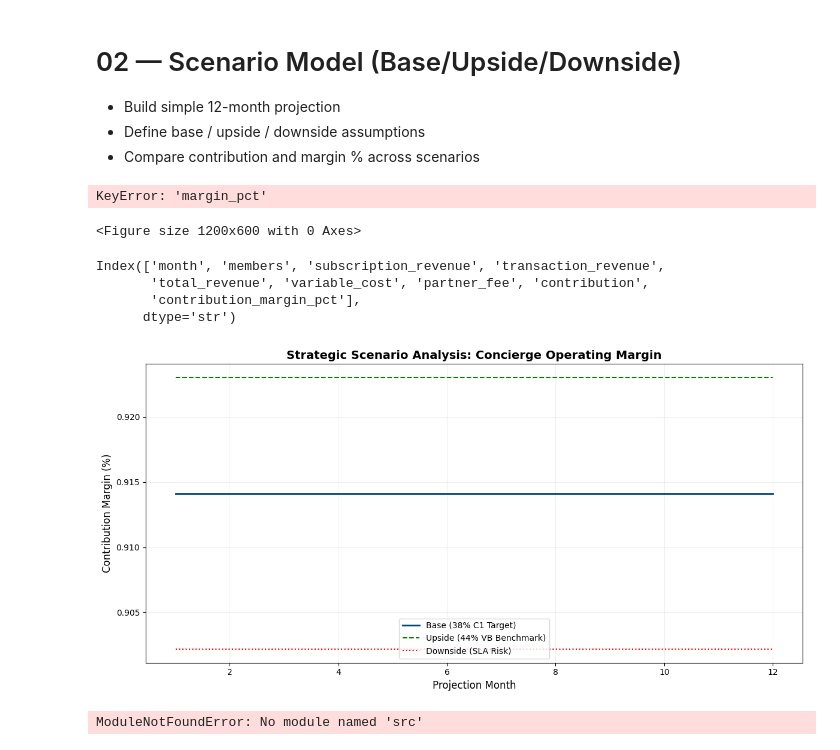
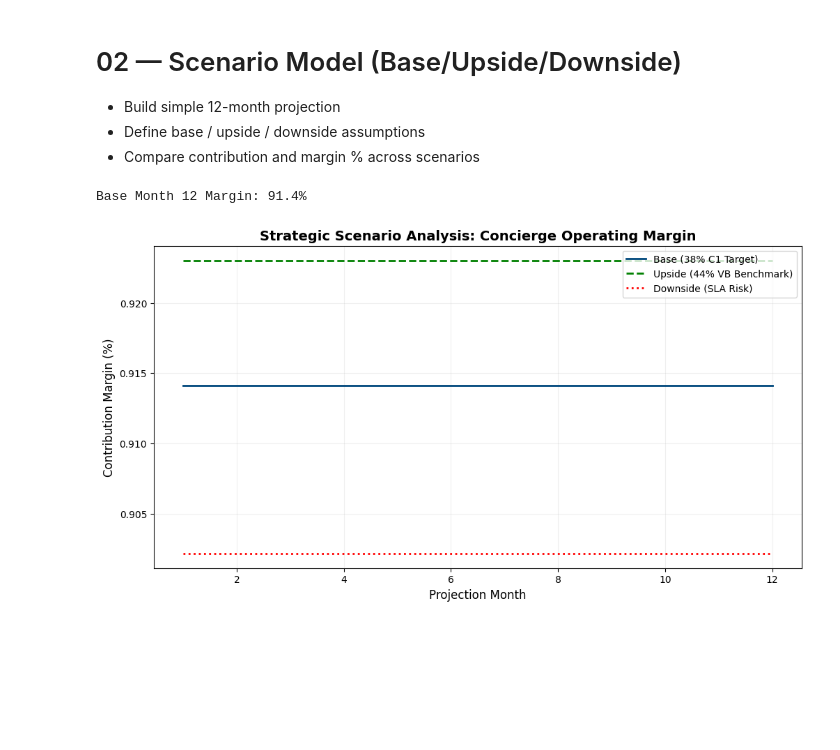
Before and after one commit to brianpenrod/concierge-economics-case-study, a Jupyter notebook: notebooks/02_scenario_model.ipynb, the cells around one changed output. Saved outputs shown, nothing was run; the diff lists cells and outputs as text; code cells hidden in the pictures; blank space fills up the shorter version.

Commit message:
Refactored scenario model notebook for clean sequential execution

```diff
--- a/notebooks/02_scenario_model.ipynb
+++ b/notebooks/02_scenario_model.ipynb
@@ -13,8 +18,7 @@ sys.path.append(os.path.abspath(os.path.join('..')))
 # %%
-# Cell 1: Define Scenarios
-from src.scenario_model import project_monthly_economics
+# 3. Generate Strategic Scenarios (12-Month Horizon)
 
-# Base Case: Current C1 Performance
+# Base Case: Current C1 Performance (38% Target)
 base = project_monthly_economics(
     base_members=12000, arpu_fee=45, requests_per_member=0.55,
     revenue_per_request=12.5, variable_cost_per_request=7.2,
@@ -22,7 +26,7 @@ base = project_monthly_economics(
     monthly_churn=0.015, months=12
 )
 
-# Upside Case: Velocity Black Benchmark (Option A)
+# Upside Case: Velocity Black Benchmark (Option A - 44% Target)
 upside = project_monthly_economics(
     base_members=12000, arpu_fee=50, requests_per_member=0.6,
     revenue_per_request=18.0, variable_cost_per_request=7.0,
@@ -30,77 +34,31 @@ upside = project_monthly_economics(
     monthly_churn=0.01, months=12
 )
 
-# Downside Case: SLA Failure & Churn (Risk)
+# Downside Case: SLA Failure & Churn Risk (29% Target)
 downside = project_monthly_economics(
     base_members=12000, arpu_fee=40, requests_per_member=0.5,
     revenue_per_request=12.0, variable_cost_per_request=8.0,
     partner_fee_per_request=1.0, monthly_growth=0.01,
     monthly_churn=0.03, months=12
 )
+
+# Output terminal month margin for validation
+print(f"Base Month 12 Margin: {base['contribution_margin_pct'].iloc[-1]*100:.1f}%")
+# %% [output]
+Base Month 12 Margin: 91.4%
 # %%
-# Comparison of Base, Upside, and Downside outcomes
+# 4. Render Scenario Comparison Visualization
 plt.figure(figsize=(12, 6))
 
-# Execute comparison logic
-plt.plot(base['month'], base['margin_pct'], label='Base (38% Target)', color='#00487C', linewidth=2)
-# Ensure 'upside' and 'downside' variables are defined in the previous cell
-plt.plot(upside['month'], upside['margin_pct'], label='Upside (44% VB Benchmark)', color='green', linestyle='--')
-plt.plot(downside['month'], downside['margin_pct'], label='Downside (SLA Failure Risk)', color='red', linestyle=':')
+plt.plot(base['month'], base['contribution_margin_pct'], label='Base (38% C1 Target)', color='#00487C', linewidth=2)
+plt.plot(upside['month'], upside['contribution_margin_pct'], label='Upside (44% VB Benchmark)', color='green', linestyle='--', linewidth=2)
+plt.plot(downside['month'], downside['contribution_margin_pct'], label='Downside (SLA Risk)', color='red', linestyle=':', linewidth=2)
 
 plt.title('Strategic Scenario Analysis: Concierge Operating Margin', fontsize=14, fontweight='bold')
-plt.xlabel('Projection Month')
-plt.ylabel('Operating Margin (%)')
+plt.xlabel('Projection Month', fontsize=12)
+plt.ylabel('Contribution Margin (%)', fontsize=12)
 plt.legend()
 plt.grid(True, alpha=0.2)
-plt.savefig('../viz/scenario_comparison.png')
 plt.show()
 # %% [output]
-KeyError: 'margin_pct'
-<Figure size 1200x600 with 0 Axes>
+[figure, added]
-# %%
-# Check exactly what columns the function generated
-print(base.columns)
-# %% [output]
-Index(['month', 'members', 'subscription_revenue', 'transaction_revenue',
-       'total_revenue', 'variable_cost', 'partner_fee', 'contribution',
-       'contribution_margin_pct'],
-      dtype='str')
-# %%
-# Cell 3: Scenario Visualization
-plt.figure(figsize=(12, 6))
-
-# Execute comparison using confirmed column names
-plt.plot(base['month'], base['contribution_margin_pct'], label='Base (38% C1 Target)', color='#00487C', linewidth=2)
-plt.plot(upside['month'], upside['contribution_margin_pct'], label='Upside (44% VB Benchmark)', color='green', linestyle='--')
-plt.plot(downside['month'], downside['contribution_margin_pct'], label='Downside (SLA Risk)', color='red', linestyle=':')
-
-plt.title('Strategic Scenario Analysis: Concierge Operating Margin', fontsize=14, fontweight='bold')
-plt.xlabel('Projection Month', fontsize=12)
-plt.ylabel('Contribution Margin (%)', fontsize=12)
-plt.legend()
-plt.grid(True, alpha=0.2)
-
-# Save to your visualization folder
-plt.tight_layout()
-plt.savefig('../viz/scenario_comparison.png', dpi=300)
-plt.show()
-# %% [output]
-[figure, removed]
-# %%
-import matplotlib.pyplot as plt
-from src.scenario_model import project_monthly_economics
-
-base = project_monthly_economics(
-    base_members=12000,
-    arpu_fee=45,
-    requests_per_member=0.55,
-    revenue_per_request=12.5,
-    variable_cost_per_request=7.2,
-    partner_fee_per_request=0.9,
-    monthly_growth=0.02,
-    monthly_churn=0.015,
-    months=12
-)
-base.tail()
-# %% [output]
-ModuleNotFoundError: No module named 'src'
```
Also changed, not shown: parts of 2 cells of this notebook.
